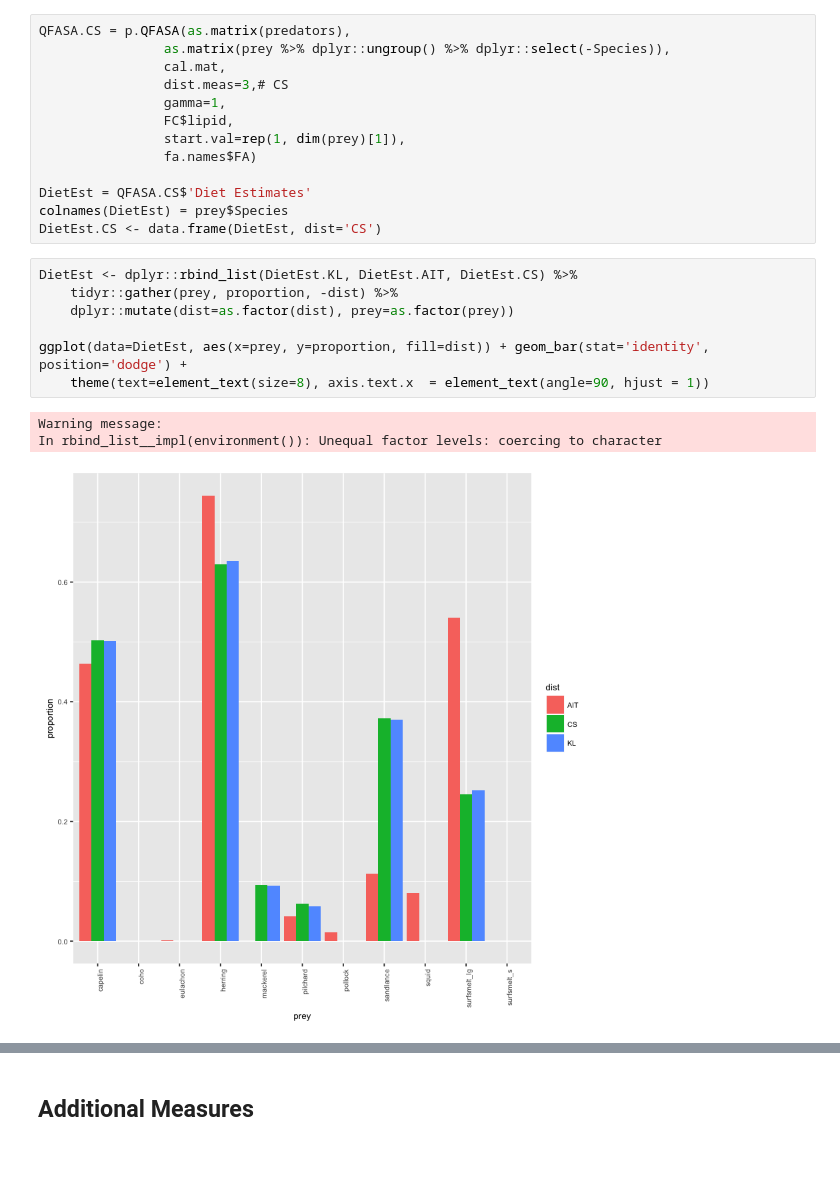
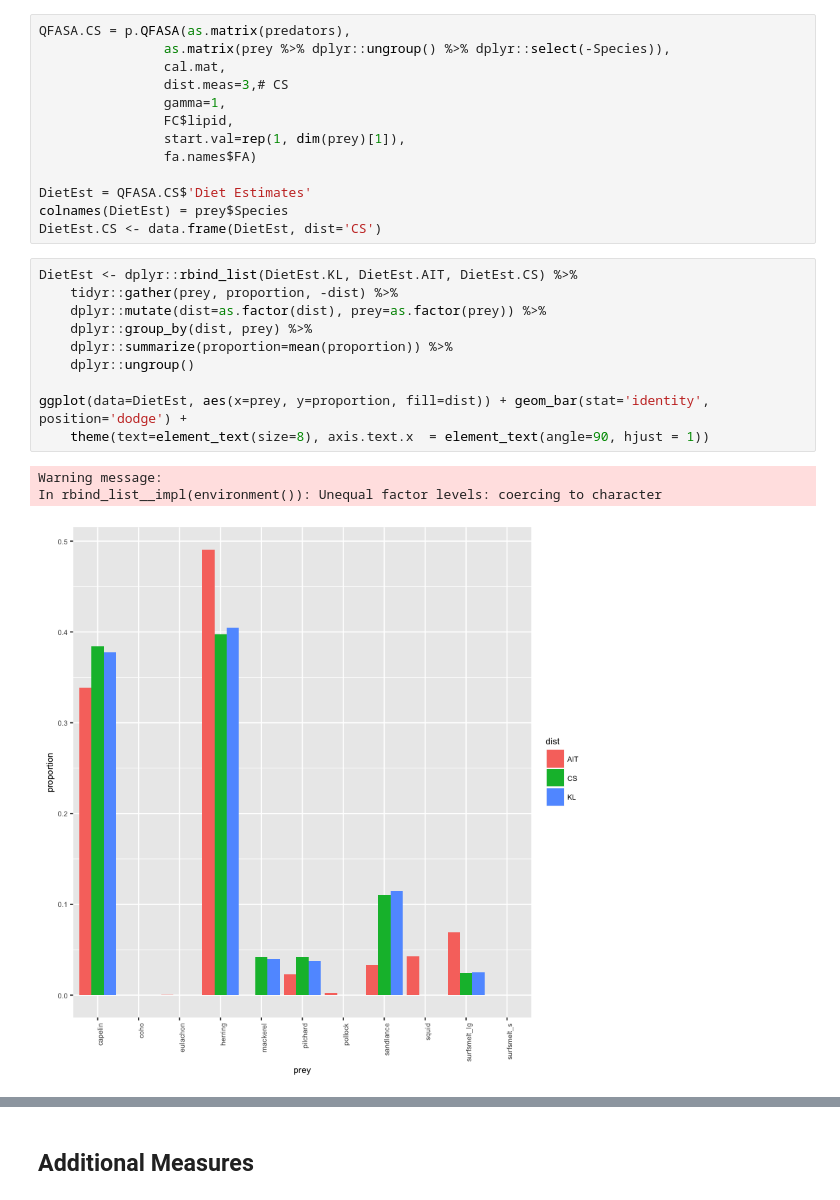
Before and after one commit to cstewartGH/QFASA, a Jupyter notebook: dev/Prototype.ipynb, the cells around one changed output, grey strips where cells are left out. Drawn from its saved outputs; the diff is of its cells as text; blank space fills up the shorter version.

```diff
--- a/dev/Prototype.ipynb
+++ b/dev/Prototype.ipynb
@@ -165,11 +165,14 @@ DietEst.CS <- data.frame(DietEst, dist='CS')
 # %%
 DietEst <- dplyr::rbind_list(DietEst.KL, DietEst.AIT, DietEst.CS) %>%
     tidyr::gather(prey, proportion, -dist) %>%
-    dplyr::mutate(dist=as.factor(dist), prey=as.factor(prey))
+    dplyr::mutate(dist=as.factor(dist), prey=as.factor(prey)) %>%
+    dplyr::group_by(dist, prey) %>%
+    dplyr::summarize(proportion=mean(proportion)) %>%
+    dplyr::ungroup()
 
 ggplot(data=DietEst, aes(x=prey, y=proportion, fill=dist)) + geom_bar(stat='identity', position='dodge') +
     theme(text=element_text(size=8), axis.text.x  = element_text(angle=90, hjust = 1))
 # %% [output]
 Warning message:
 In rbind_list__impl(environment()): Unequal factor levels: coercing to character
-[figure, old version]
+[figure, new version]
```
Also changed, not shown: parts of 1 cell of this notebook, 4 other files.
